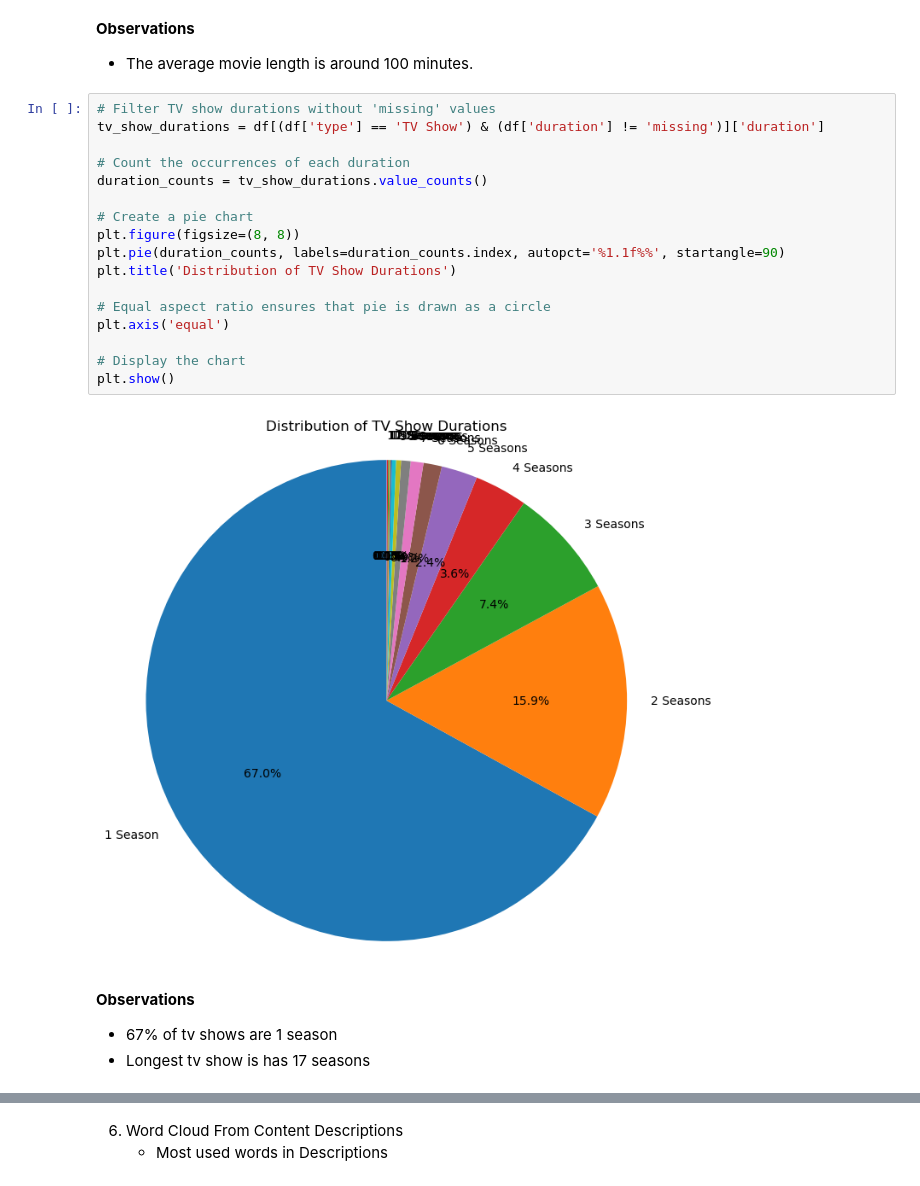
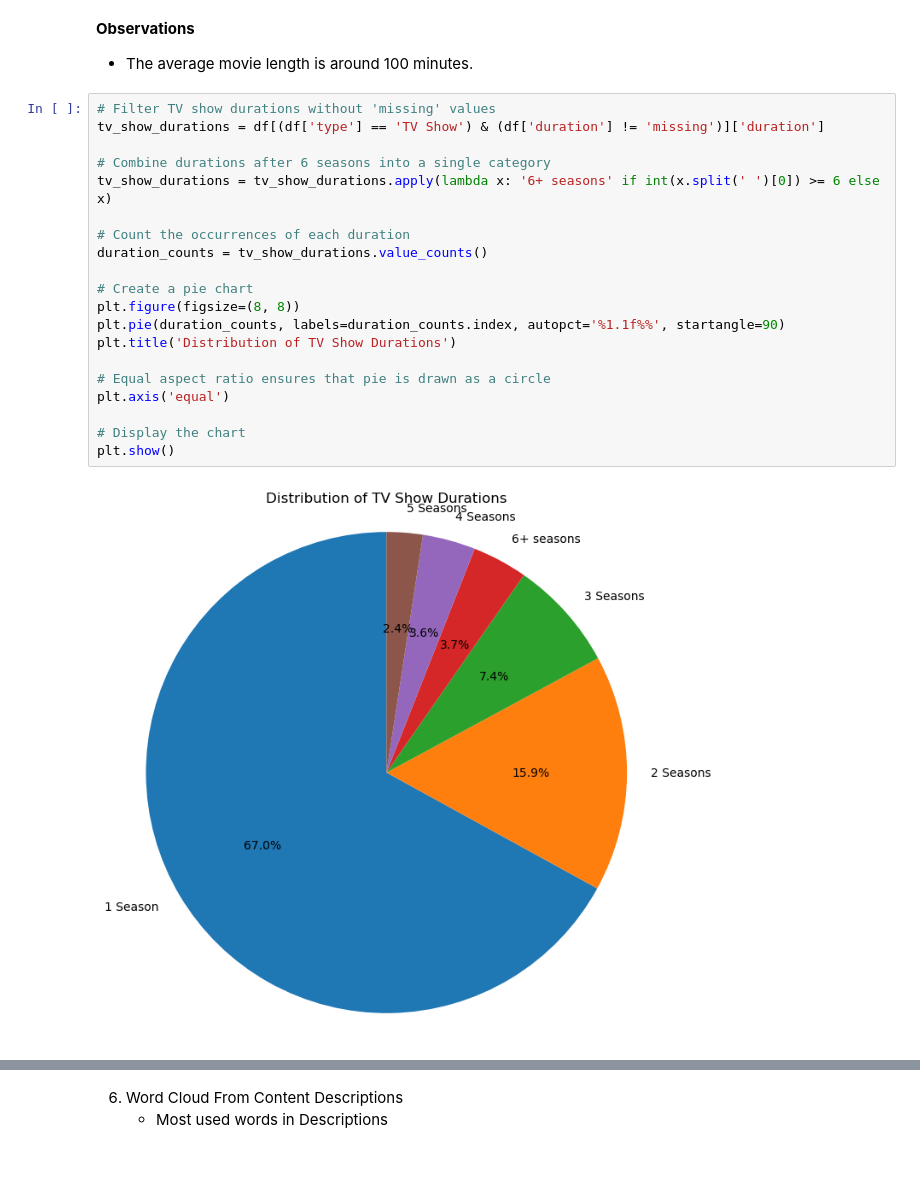
Before and after one commit to enescatagan/Netflix-EDA, a Jupyter notebook: netflix_eda.ipynb, the cells around one changed output, grey strips where cells are left out. Drawn from its saved outputs; the diff is of its cells as text.

```diff
--- a/netflix_eda.ipynb
+++ b/netflix_eda.ipynb
@@ -567,23 +540,22 @@ Median duration: 98.00 min
 # %%
 # Filter TV show durations without 'missing' values
 tv_show_durations = df[(df['type'] == 'TV Show') & (df['duration'] != 'missing')]['duration']
+
+# Combine durations after 6 seasons into a single category
+tv_show_durations = tv_show_durations.apply(lambda x: '6+ seasons' if int(x.split(' ')[0]) >= 6 else x)
 
 # Count the occurrences of each duration
 duration_counts = tv_show_durations.value_counts()
 
 # Create a pie chart
 plt.figure(figsize=(8, 8))
 plt.pie(duration_counts, labels=duration_counts.index, autopct='%1.1f%%', startangle=90)
 plt.title('Distribution of TV Show Durations')
 
 # Equal aspect ratio ensures that pie is drawn as a circle
 plt.axis('equal')
 
 # Display the chart
 plt.show()
 # %% [output]
-[figure, old version]
+[figure, new version]
-# %% [markdown]
-**Observations**
-* 67% of tv shows are 1 season
-* Longest tv show is has 17 seasons
```
Also changed, not shown: parts of 21 cells of this notebook.
